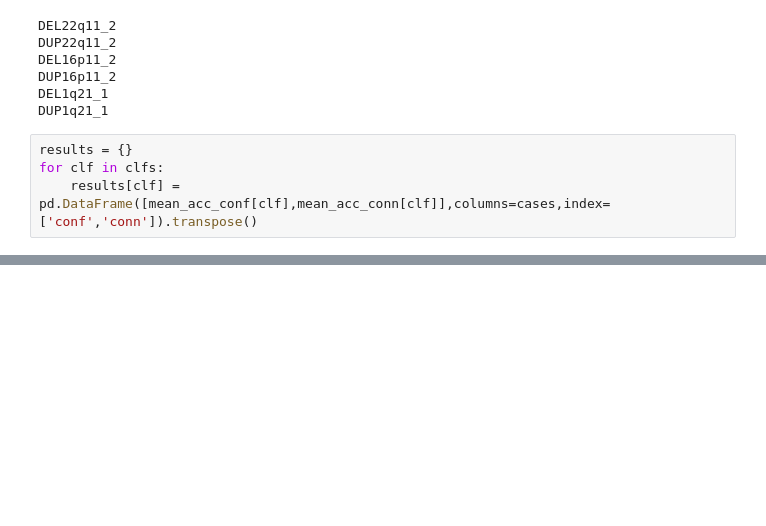
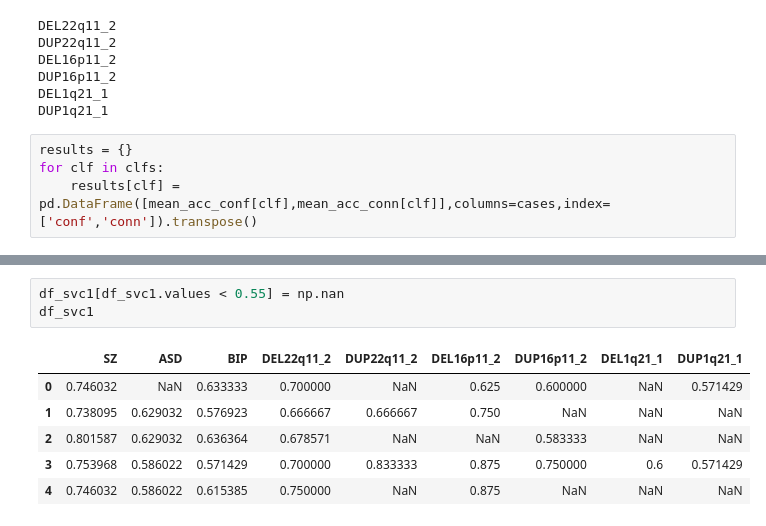
Before and after one commit to harveyaa/neuropsych_mtl, a Jupyter notebook: ML/benchmark2.ipynb, the cells around one changed output, grey strips where cells are left out. Drawn from its saved outputs; the diff is of its cells as text; blank space fills up the shorter version.

```diff
--- a/ML/benchmark2.ipynb
+++ b/ML/benchmark2.ipynb
@@ -247,0 +288,10 @@ for j,case in enumerate(cases):
+# %%
+df_svc1[df_svc1.values < 0.55] = np.nan
+df_svc1
+# %% [output]
+|  | SZ | ASD | BIP | DEL22q11_2 | DUP22q11_2 | DEL16p11_2 | DUP16p11_2 | DEL1q21_1 | DUP1q21_1 |
+| 0 | 0.746032 | NaN | 0.633333 | 0.700000 | NaN | 0.625 | 0.600000 | NaN | 0.571429 |
+| 1 | 0.738095 | 0.629032 | 0.576923 | 0.666667 | 0.666667 | 0.750 | NaN | NaN | NaN |
+| 2 | 0.801587 | 0.629032 | 0.636364 | 0.678571 | NaN | NaN | 0.583333 | NaN | NaN |
+| 3 | 0.753968 | 0.586022 | 0.571429 | 0.700000 | 0.833333 | 0.875 | 0.750000 | 0.6 | 0.571429 |
+| 4 | 0.746032 | 0.586022 | 0.615385 | 0.750000 | NaN | 0.875 | NaN | NaN | NaN |
```
Also changed, not shown: parts of 8 cells of this notebook.
